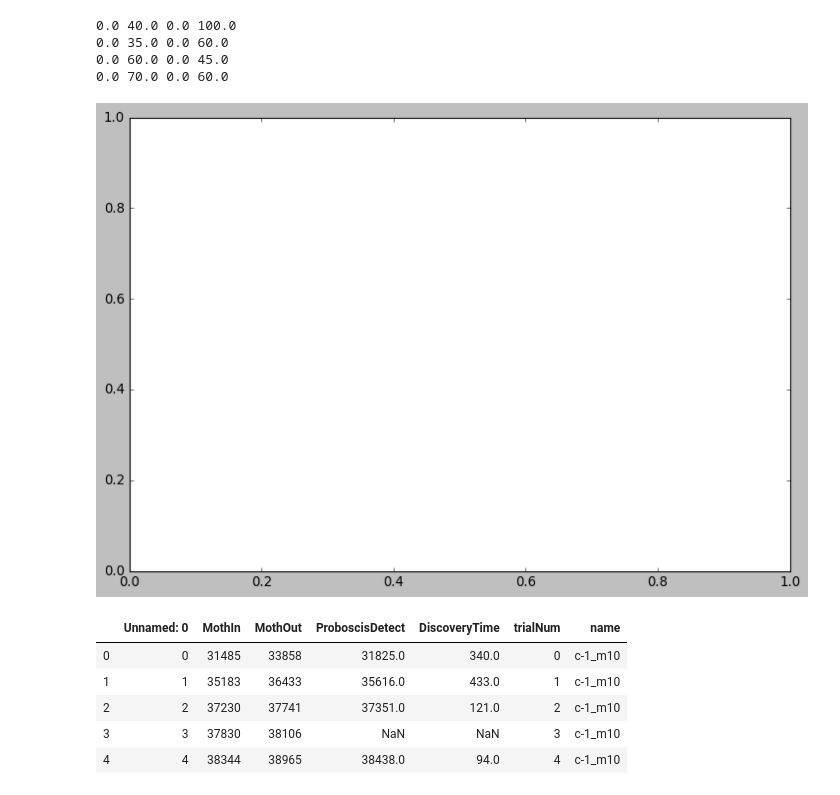
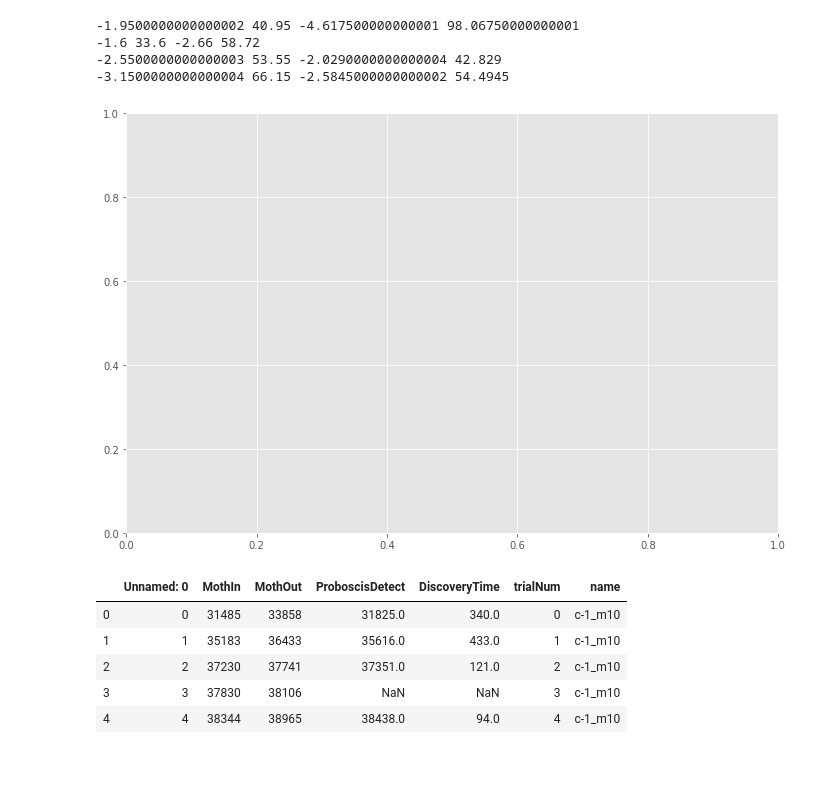
Before and after one commit to TanviDeora/MothLearning, a Jupyter notebook: Step7d-LearningCurvesWithTime.ipynb, the cells around one changed output. Saved outputs shown, nothing was run; the diff lists cells and outputs as text; code cells hidden in the pictures; blank space fills up the shorter version.

Commit message:
redrew some figures for paper

```diff
--- a/Step7d-LearningCurvesWithTime.ipynb
+++ b/Step7d-LearningCurvesWithTime.ipynb
@@ -2,11 +2,11 @@
 import pandas as pd
 import matplotlib.pyplot as plt
 from matplotlib import style
-style.use('classic')
+style.use('ggplot')
 import glob
 import numpy as np
 # %%
-outpath_fig = './dataFolders/Output/Figures/v2/testColorScheme/'
+outpath_fig = './dataFolders/Output/Figures/v2/'
 outpath = './dataFolders/Output/Step6_FloralTypeConsolidatedData_AndFitParameters_v2/'
 # %%
 # Define exponential function func,
@@ -17,7 +17,7 @@ def fit_to_exponential(x, a, b, c):
 # %%
 # do the fit for three different y0 - computed assuming the slope = 0 for 1/2 of the data
 shapes = ['c-1', 'c-2','c-3', 'c-10']
-colorScheme = ['#e5e534', '#a1dab4', '#41b6c4', '#225ea8']
+# colorLine = ['royalblue', 'seagreen', 'goldenrod', 'tomato']
 # fig1, ax0 = plt.subplots(2, 2, sharex = True, sharey = True, figsize = (8,6))
 fig1, ax = plt.subplots(figsize = (10,8))
 # ax = ax0.ravel()
@@ -33,44 +33,43 @@ for floralShape, i in zip(shapes, range(len(shapes))):
     xdata_notnan = new_df[new_df.DiscoveryTime.notnull()].trialNum.values
     ydata_notnan = new_df[new_df.DiscoveryTime.notnull()].DiscoveryTime.values
     numMoth = len(new_df.name.unique())
 
     param_file = glob.glob(outpath + floralShape + '_FittedParameters.csv')
     param_df = pd.read_csv(param_file[0])
 
     idx = 1 # pick all the 1/4 length data from the parameter df (because 1/4 length data slope is = 0 across all shapes)
     a0 = param_df.loc[idx,'alpha']
     mean_y0 = param_df.loc[idx, 'y_intercept']
     tau = param_df.loc[idx, 'tau']
 
     # plot the final curve fit
     max_trial=max(xdata_notnan)
-    ax.plot(xdata, ydata/100, 'o', color = colorScheme[i], markersize=7, alpha = 0.5, label = 'Raw Data')
+    ax.plot(xdata, ydata/100, 'or', markersize=7, alpha = 0.5, label = 'Raw Data')
     ax.plot(range(0,max_trial), fit_to_exponential(range(0,max_trial), a0, tau , mean_y0),
-             'k--', linewidth=2,
+             'g--', linewidth=2,
              label = 'fit: alpha= %5.3f , Tau= %5.3f, y0= %5.3f' %(a0, tau, mean_y0))
     [ymin, ymax] = ax.get_ylim()
     [xmin, xmax] = ax.get_xlim()
     print(xmin, xmax, ymin, ymax)
     ax.set_title(floralShape, y=1.2)
-    ax.set_xlabel('Visit Number')
+    ax.set_xlabel('Frame Number')
     ax.set_ylabel('Exploration Time (second)')
-    ax.grid()
     leg = plt.legend()
     leg.get_frame().set_linewidth(1.5)
     ax.legend(bbox_to_anchor=(0., 1.05, 1., .102), loc=3, mode="expand", borderaxespad=0.)
     ax.set_xlim([-5,65])
-    ax.set_ylim([-5,100])
+    ax.set_ylim([-5,60])
     ax.text(60, 40, floralShape + ' N= ' + str(numMoth))
 #     print(a0, tau, mean_y0)
     fig1.tight_layout()
-    fig1.savefig(outpath_fig + floralShape + 'LearningOverTime_withoutClippingData.png')
+    fig1.savefig(outpath_fig + floralShape + 'LearningOverTime_withClippingData.png')
     ax.cla()
 # %% [output]
-0.0 40.0 0.0 100.0
-0.0 35.0 0.0 60.0
-0.0 60.0 0.0 45.0
-0.0 70.0 0.0 60.0
+-1.9500000000000002 40.95 -4.617500000000001 98.06750000000001
+-1.6 33.6 -2.66 58.72
+-2.5500000000000003 53.55 -2.0290000000000004 42.829
+-3.1500000000000004 66.15 -2.5845000000000002 54.4945
-[figure, old version]
+[figure, new version]
 # %%
 new_df.head()
 # %% [output]
```
Also changed, not shown: 3 other files.
